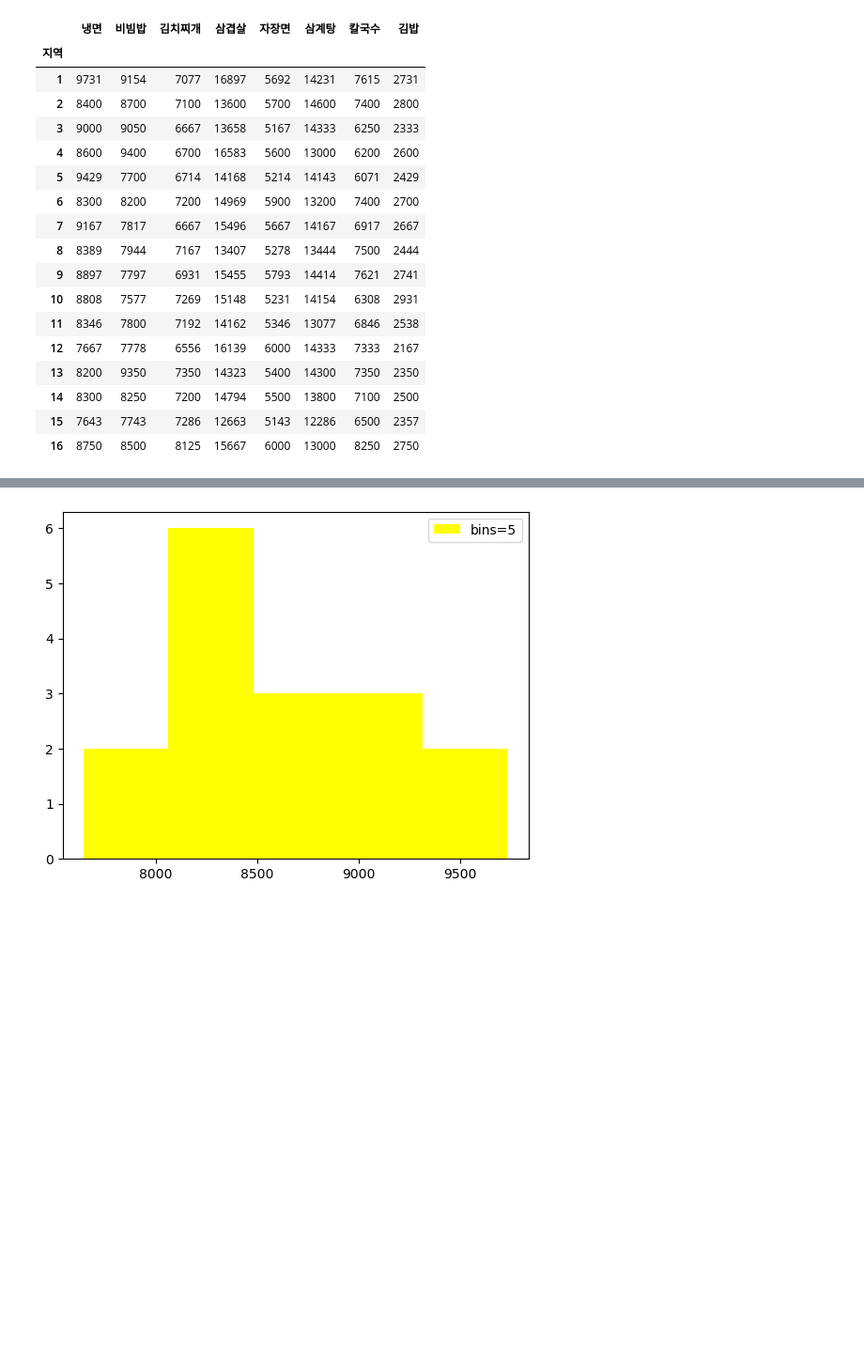
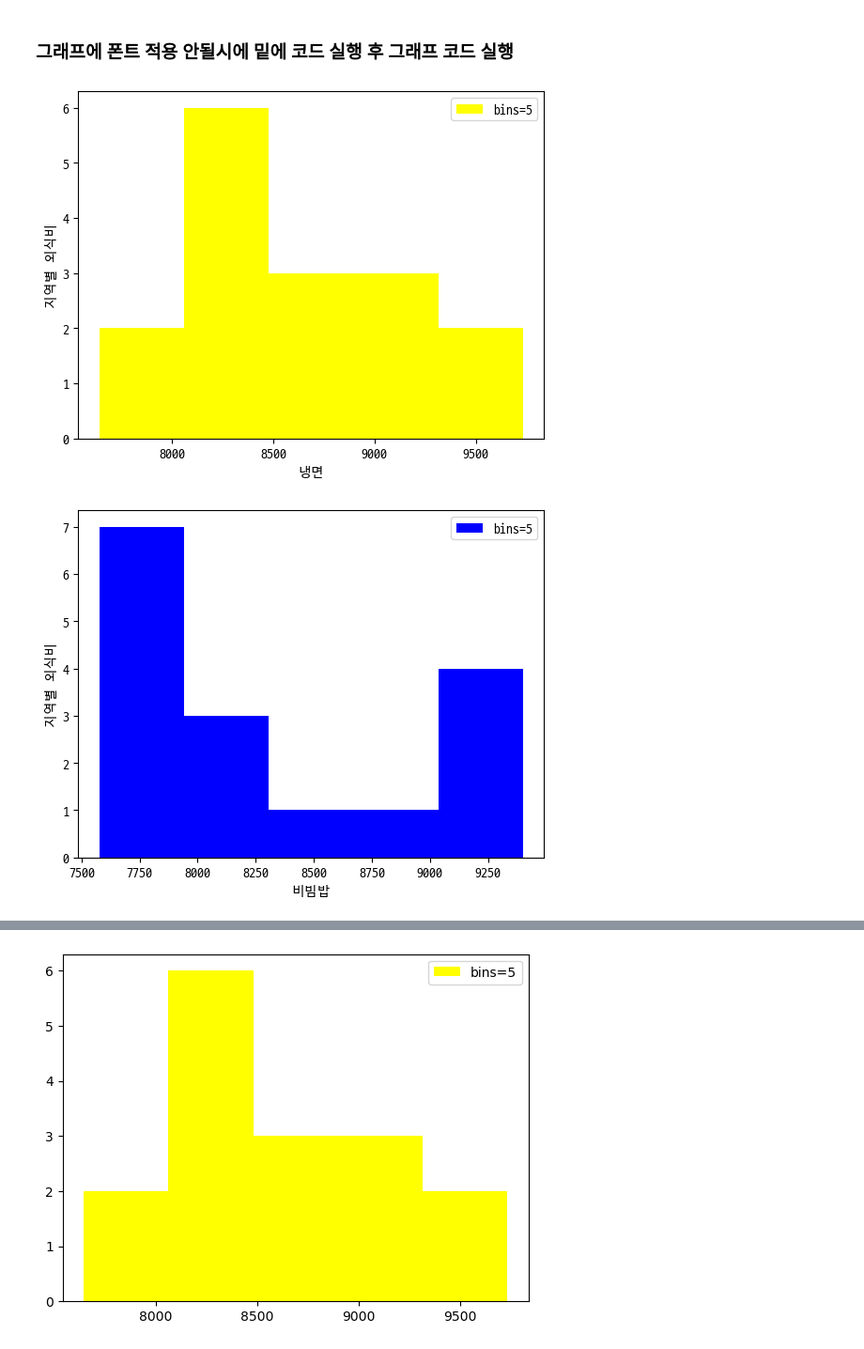
Before and after one commit to maminseo/minseo, a Jupyter notebook: 동아대 확통,데구 수업 2024/확통6.ipynb, the cells around one changed output, grey strips where cells are left out. Shown: that part at 94% size. Saved outputs shown, nothing was run; the diff lists cells and outputs as text; code cells hidden in the pictures; blank space fills up the shorter version.

```diff
--- a/동아대 확통,데구 수업 2024/확통6.ipynb
+++ b/동아대 확통,데구 수업 2024/확통6.ipynb
@@ -0,0 +1,2 @@
+# %% [markdown]
+### 그래프에 폰트 적용 안될시에 밑에 코드 실행 후 그래프 코드 실행
@@ -1,34 +8,18 @@
 # %%
 import pandas as pd
 import matplotlib.pyplot as plt
 from scipy import stats
 
 data = pd.DataFrame(pd.read_excel("C:/Users/darkr/OneDrive/Desktop/2학년1학기/확통/외식비.xlsx"))
 colors = ['yellow', 'blue', 'red', 'green', 'orange', 'pink', 'black', 'brown']
 data.set_index("지역", inplace=True)
-data
-# for i,col in enumerate(data.columns):
-#     plt.hist(data[col], label ='bins=5', bins=5, color = colors[i])
-#     plt.xlabel('data.columns[i]')
-#     plt.ylabel('지역별 외식비')
-#     plt.legend()
-#     plt.show()
+
+for i,col in enumerate(data.columns):
+    plt.hist(data[col], label ='bins=5', bins=5, color = colors[i])
+    plt.xlabel(data.columns[i])
+    plt.ylabel('지역별 외식비')
+    plt.legend()
+    plt.show()
 # %% [output]
-|  | 냉면 | 비빔밥 | 김치찌개 | 삼겹살 | 자장면 | 삼계탕 | 칼국수 | 김밥 |
-| 지역 |  |  |  |  |  |  |  |  |
-| 1 | 9731 | 9154 | 7077 | 16897 | 5692 | 14231 | 7615 | 2731 |
-| 2 | 8400 | 8700 | 7100 | 13600 | 5700 | 14600 | 7400 | 2800 |
-| 3 | 9000 | 9050 | 6667 | 13658 | 5167 | 14333 | 6250 | 2333 |
-| 4 | 8600 | 9400 | 6700 | 16583 | 5600 | 13000 | 6200 | 2600 |
-| 5 | 9429 | 7700 | 6714 | 14168 | 5214 | 14143 | 6071 | 2429 |
-| 6 | 8300 | 8200 | 7200 | 14969 | 5900 | 13200 | 7400 | 2700 |
-| 7 | 9167 | 7817 | 6667 | 15496 | 5667 | 14167 | 6917 | 2667 |
-| 8 | 8389 | 7944 | 7167 | 13407 | 5278 | 13444 | 7500 | 2444 |
-| 9 | 8897 | 7797 | 6931 | 15455 | 5793 | 14414 | 7621 | 2741 |
-| 10 | 8808 | 7577 | 7269 | 15148 | 5231 | 14154 | 6308 | 2931 |
-| 11 | 8346 | 7800 | 7192 | 14162 | 5346 | 13077 | 6846 | 2538 |
-| 12 | 7667 | 7778 | 6556 | 16139 | 6000 | 14333 | 7333 | 2167 |
-| 13 | 8200 | 9350 | 7350 | 14323 | 5400 | 14300 | 7350 | 2350 |
-| 14 | 8300 | 8250 | 7200 | 14794 | 5500 | 13800 | 7100 | 2500 |
-| 15 | 7643 | 7743 | 7286 | 12663 | 5143 | 12286 | 6500 | 2357 |
-| 16 | 8750 | 8500 | 8125 | 15667 | 6000 | 13000 | 8250 | 2750 |
+[figure, added]
+[figure, added]
```
Also changed, not shown: parts of 2 cells of this notebook, 2 other files.
